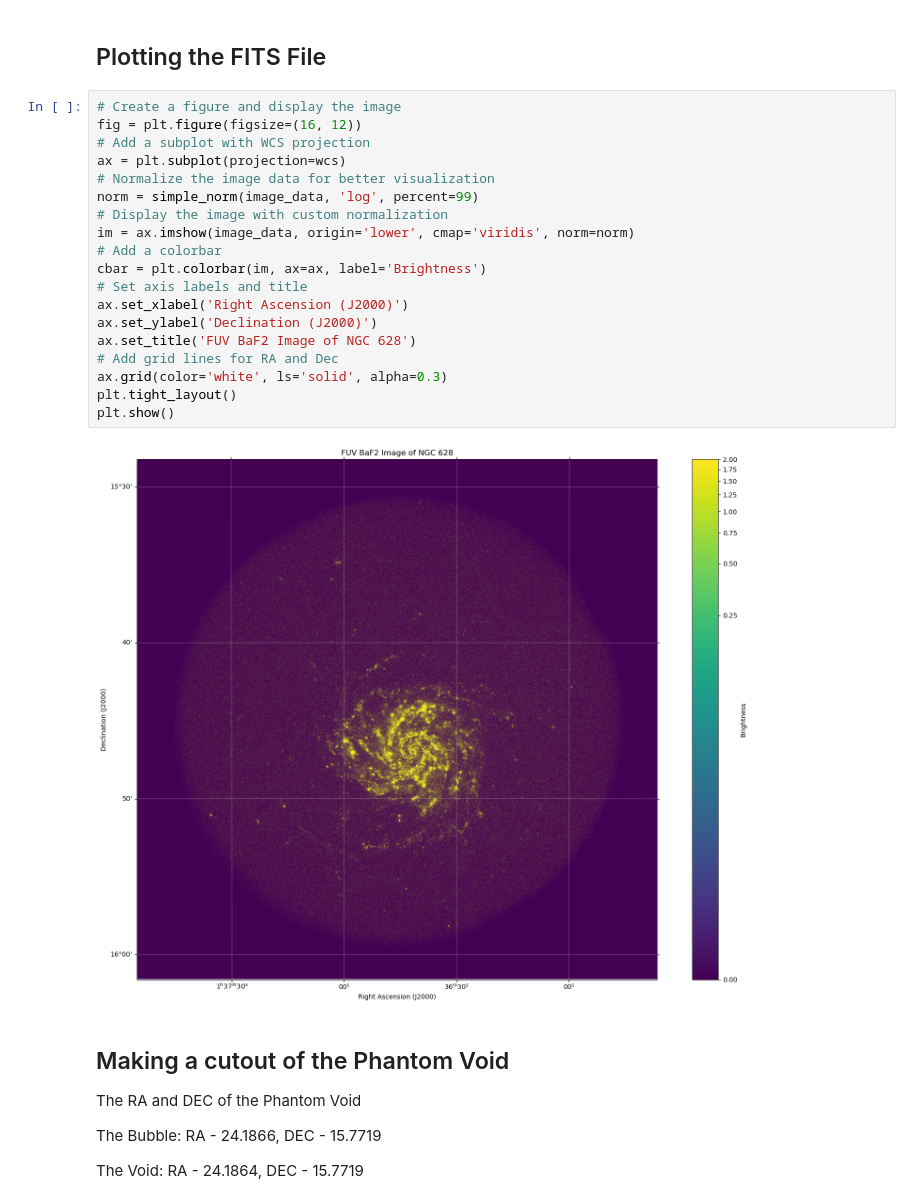
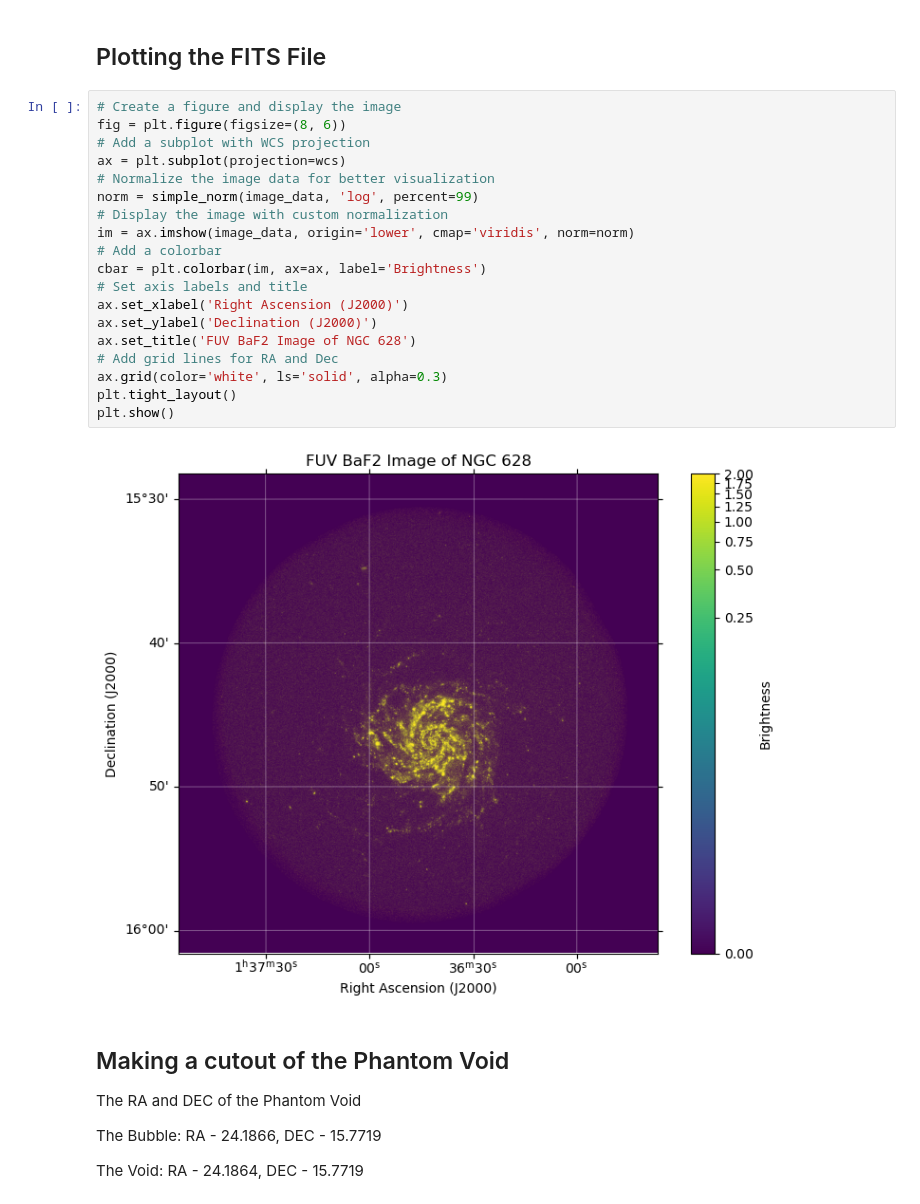
Before and after one commit to sayanpanda/ngc628-bubbles, a Jupyter notebook: sources.ipynb, the cells around one changed output. Saved outputs shown, nothing was run; the diff lists cells and outputs as text.

```diff
--- a/sources.ipynb
+++ b/sources.ipynb
@@ -52,25 +52,25 @@ Set MJD-OBS to 58381.000000 from DATE-OBS'. [astropy.wcs.wcs]
 ## Plotting the FITS File
 # %%
 # Create a figure and display the image
-fig = plt.figure(figsize=(16, 12))
+fig = plt.figure(figsize=(8, 6))
 # Add a subplot with WCS projection
 ax = plt.subplot(projection=wcs)
 # Normalize the image data for better visualization
 norm = simple_norm(image_data, 'log', percent=99)
 # Display the image with custom normalization
 im = ax.imshow(image_data, origin='lower', cmap='viridis', norm=norm)
 # Add a colorbar
 cbar = plt.colorbar(im, ax=ax, label='Brightness')
 # Set axis labels and title
 ax.set_xlabel('Right Ascension (J2000)')
 ax.set_ylabel('Declination (J2000)')
 ax.set_title('FUV BaF2 Image of NGC 628')
 # Add grid lines for RA and Dec
 ax.grid(color='white', ls='solid', alpha=0.3)
 plt.tight_layout()
 plt.show()
 # %% [output]
-[figure, old version]
+[figure, new version]
 # %% [markdown]
 ## Making a cutout of the Phantom Void
 
```
Also changed, not shown: parts of 12 cells of this notebook, 1 other file.
